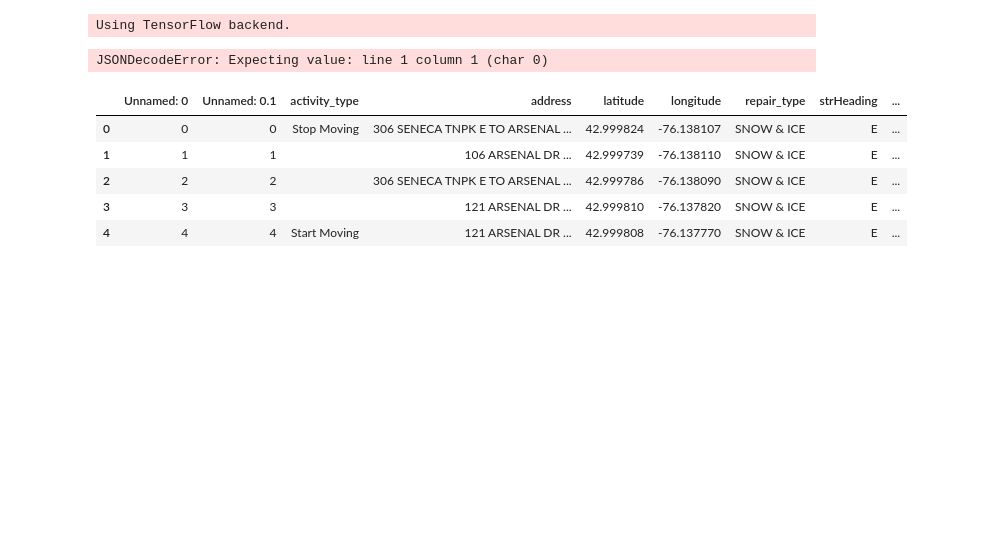
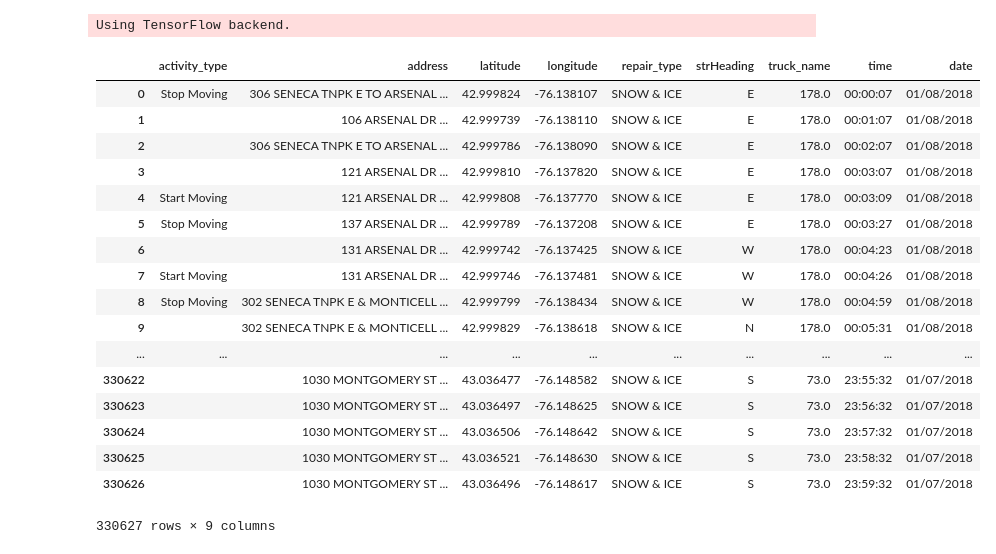
Before and after one commit to paulangton/snowplow-syracuse, a Jupyter notebook: src/Experiments.ipynb, the cells around one changed output. Cells and saved outputs as stored; diff of their text form; code cells hidden in the pictures; blank space fills up the shorter version.

```diff
--- a/src/Experiments.ipynb
+++ b/src/Experiments.ipynb
@@ -36,22 +36,32 @@ file = 'all_plows.csv'
 address = '700 Stinard Avenue, Syracuse, NY 13207'
 addr_parser = StreetAddressParser()
 # %%
-res = requests.get('https://maps.googleapis.com/maps/api/reverse_geocode/json?address={}&key={}'.format(address,gc_key))
-results = res.json()['results'][0]
-lat = results['geometry']['location']['lat']
-long = results['geometry']['location']['lng']
+#res = requests.get('https://maps.googleapis.com/maps/api/reverse_geocode/json?address={}&key={}'.format(address,gc_key))
+#results = res.json()['results'][0]
+#lat = results['geometry']['location']['lat']
+#long = results['geometry']['location']['lng']
-# %% [output]
-JSONDecodeError: Expecting value: line 1 column 1 (char 0)
 # %%
 df = pd.read_csv(os.path.join(datadir, file))
-df.head()
+df
 # %% [output]
-|  | Unnamed: 0 | Unnamed: 0.1 | activity_type | address | latitude | longitude | repair_type | strHeading | ... |
-| 0 | 0 | 0 | Stop Moving | 306 SENECA TNPK E TO ARSENAL ... | 42.999824 | -76.138107 | SNOW & ICE | E | ... |
-| 1 | 1 | 1 |  | 106 ARSENAL DR ... | 42.999739 | -76.138110 | SNOW & ICE | E | ... |
-| 2 | 2 | 2 |  | 306 SENECA TNPK E TO ARSENAL ... | 42.999786 | -76.138090 | SNOW & ICE | E | ... |
-| 3 | 3 | 3 |  | 121 ARSENAL DR ... | 42.999810 | -76.137820 | SNOW & ICE | E | ... |
-| 4 | 4 | 4 | Start Moving | 121 ARSENAL DR ... | 42.999808 | -76.137770 | SNOW & ICE | E | ... |
+|  | activity_type | address | latitude | longitude | repair_type | strHeading | truck_name | time | date |
+| 0 | Stop Moving | 306 SENECA TNPK E TO ARSENAL ... | 42.999824 | -76.138107 | SNOW & ICE | E | 178.0 | 00:00:07 | 01/08/2018 |
+| 1 |  | 106 ARSENAL DR ... | 42.999739 | -76.138110 | SNOW & ICE | E | 178.0 | 00:01:07 | 01/08/2018 |
+| 2 |  | 306 SENECA TNPK E TO ARSENAL ... | 42.999786 | -76.138090 | SNOW & ICE | E | 178.0 | 00:02:07 | 01/08/2018 |
+| 3 |  | 121 ARSENAL DR ... | 42.999810 | -76.137820 | SNOW & ICE | E | 178.0 | 00:03:07 | 01/08/2018 |
+| 4 | Start Moving | 121 ARSENAL DR ... | 42.999808 | -76.137770 | SNOW & ICE | E | 178.0 | 00:03:09 | 01/08/2018 |
+| 5 | Stop Moving | 137 ARSENAL DR ... | 42.999789 | -76.137208 | SNOW & ICE | E | 178.0 | 00:03:27 | 01/08/2018 |
+| 6 |  | 131 ARSENAL DR ... | 42.999742 | -76.137425 | SNOW & ICE | W | 178.0 | 00:04:23 | 01/08/2018 |
+| 7 | Start Moving | 131 ARSENAL DR ... | 42.999746 | -76.137481 | SNOW & ICE | W | 178.0 | 00:04:26 | 01/08/2018 |
+| 8 | Stop Moving | 302 SENECA TNPK E & MONTICELL ... | 42.999799 | -76.138434 | SNOW & ICE | W | 178.0 | 00:04:59 | 01/08/2018 |
+| 9 |  | 302 SENECA TNPK E & MONTICELL ... | 42.999829 | -76.138618 | SNOW & ICE | N | 178.0 | 00:05:31 | 01/08/2018 |
+| ... | ... | ... | ... | ... | ... | ... | ... | ... | ... |
+| 330622 |  | 1030 MONTGOMERY ST ... | 43.036477 | -76.148582 | SNOW & ICE | S | 73.0 | 23:55:32 | 01/07/2018 |
+| 330623 |  | 1030 MONTGOMERY ST ... | 43.036497 | -76.148625 | SNOW & ICE | S | 73.0 | 23:56:32 | 01/07/2018 |
+| 330624 |  | 1030 MONTGOMERY ST ... | 43.036506 | -76.148642 | SNOW & ICE | S | 73.0 | 23:57:32 | 01/07/2018 |
+| 330625 |  | 1030 MONTGOMERY ST ... | 43.036521 | -76.148630 | SNOW & ICE | S | 73.0 | 23:58:32 | 01/07/2018 |
+| 330626 |  | 1030 MONTGOMERY ST ... | 43.036496 | -76.148617 | SNOW & ICE | S | 73.0 | 23:59:32 | 01/07/2018 |
+330627 rows × 9 columns
 # %%
 def get_street(address):
     return addr_parser.parse(address)['street_full']
```
Also changed, not shown: parts of 2 cells of this notebook, 2 other files.
